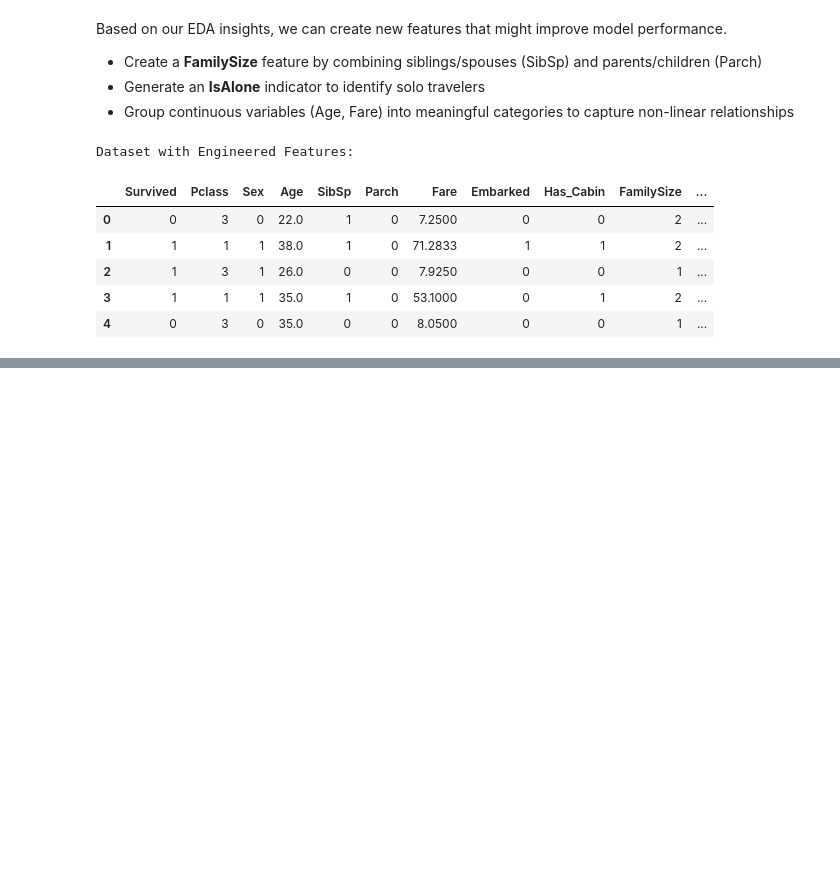
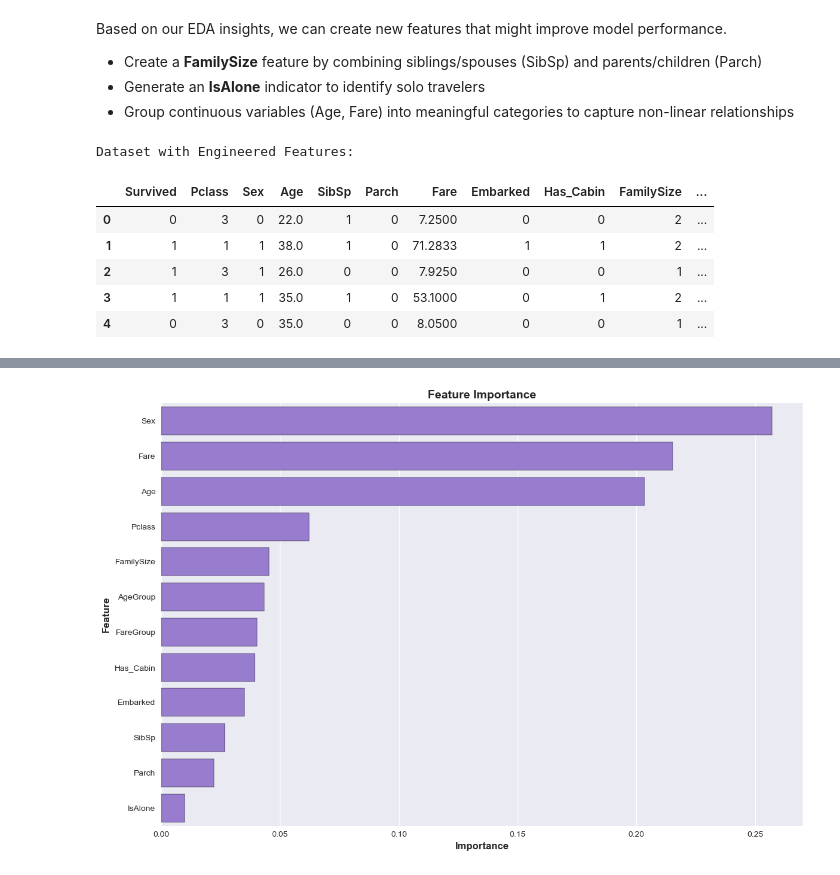
Before and after one commit to mayarelsayed-01/codealpha_tasks, a Jupyter notebook: CodeAlpha_Titanic_Classification/titanic_classification.ipynb, the cells around one changed output, grey strips where cells are left out. Saved outputs shown, nothing was run; the diff lists cells and outputs as text; code cells hidden in the pictures; blank space fills up the shorter version.

```diff
--- a/CodeAlpha_Titanic_Classification/titanic_classification.ipynb
+++ b/CodeAlpha_Titanic_Classification/titanic_classification.ipynb
@@ -221,0 +285,16 @@ Dataset with Engineered Features:
+# %%
+# Plot feature importance
+plt.figure(figsize=(12, 8))
+feature_importance = pd.DataFrame({'Feature': X.columns, 'Importance': model.feature_importances_})
+feature_importance = feature_importance.sort_values('Importance', ascending=False)
+
+# Use a single purple shade for the bars
+sns.barplot(x='Importance', y='Feature', data=feature_importance, color='#9370DB', edgecolor='black')
+plt.xlabel('Importance', fontsize=12, fontweight='bold')
+plt.ylabel('Feature', fontsize=12, fontweight='bold')
+
+plt.title('Feature Importance', fontsize=14, fontweight='bold')
+plt.tight_layout()
+plt.show()
+# %% [output]
+[figure, added]
```
Also changed, not shown: parts of 12 cells of this notebook.
